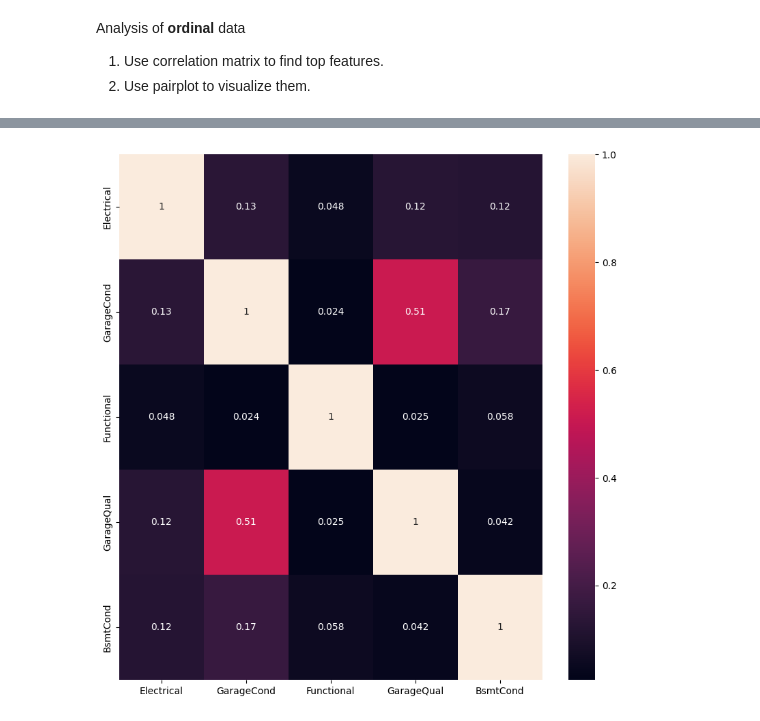
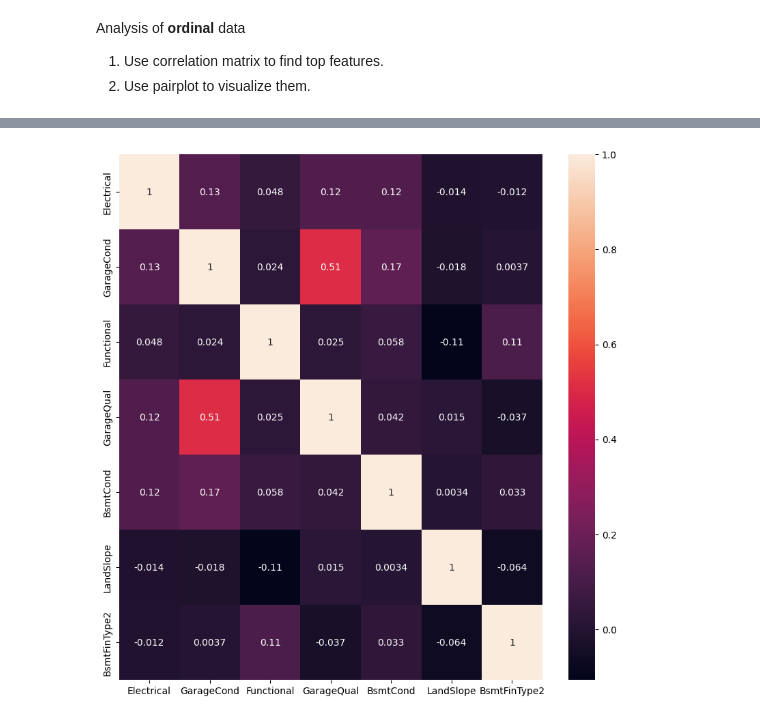
Before and after one commit to matthewgraca/4661-house-prices-regression, a Jupyter notebook: notebooks/data_visualization.ipynb, the cells around one changed output, grey strips where cells are left out. Saved outputs shown, nothing was run; the diff lists cells and outputs as text; code cells hidden in the pictures.

Commit message:
Refactored Data Visualization Code

```diff
--- a/notebooks/data_visualization.ipynb
+++ b/notebooks/data_visualization.ipynb
@@ -17,6 +17,8 @@ df = pd.read_csv("../data/train.csv")
 # Import dataProcessor class from data_processor.py file
 from data_processor import DataProcessor
 
-data_processor = DataProcessor()
-df_num = data_processor.numerical_data(df)
-df_ord = data_processor.ordinal_data(df)
+data_processor = DataProcessor(pd.read_csv("../data/train.csv"))
+df_num = data_processor.numerical_data()
+df_ord = df[data_processor.ordinal_cols]
+df_ord.head()
+# df_ord = data_processor.ordinal_data()
@@ -172,8 +187,9 @@ BsmtQual       -0.611179
 Name: SalePrice, dtype: float64
 # %%
 # top ordinal features with high correlation with the target
-top_ord_features = ord_correlation.head(5) # top 5 ordinal features
-print("Top 5 ordinal features: ")
+threshold = 0.4
+top_ord_features = ord_correlation.head(7) # top 7 ordinal features
+print("Top 7 ordinal features: ")
 print(top_ord_features)
 print("\n")
 
@@ -192,5 +210,5 @@ BsmtCond      0.060362
 Name: SalePrice, dtype: float64
-[figure, old version]
+[figure, new version]
 # %%
 # Drop one of the highly correlated ordinal features with one another,correration > 0.8
 ord_high_corr_feature_pairs = []
```
Also changed, not shown: parts of 14 cells of this notebook, 1 other file.
